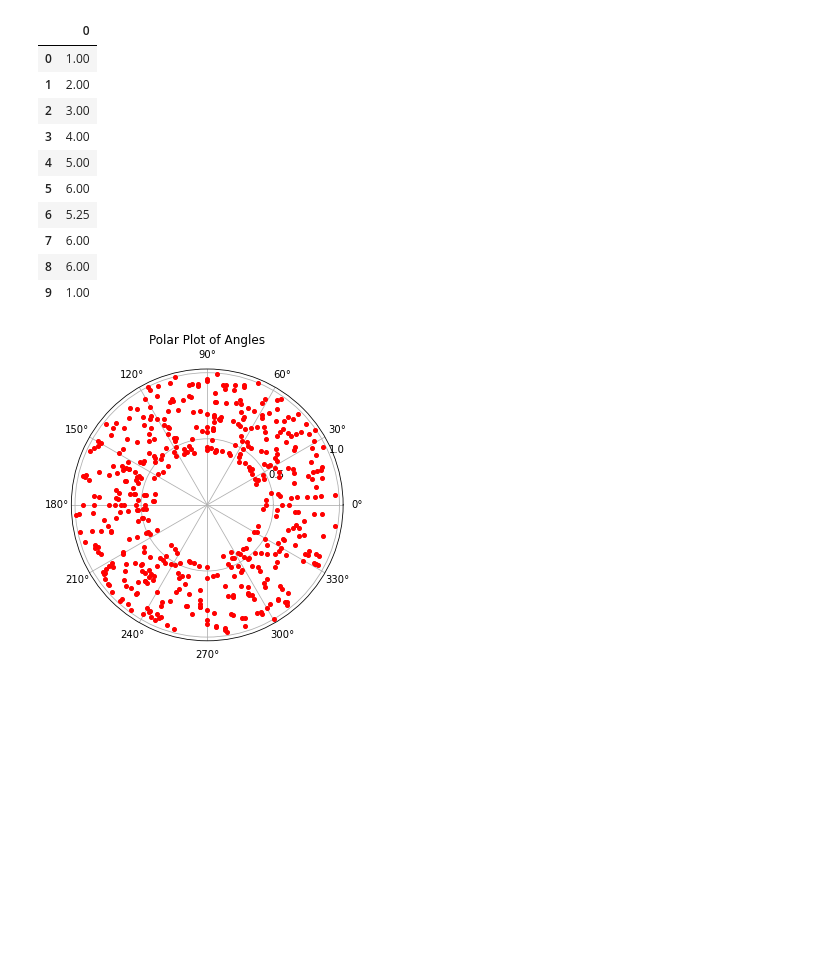
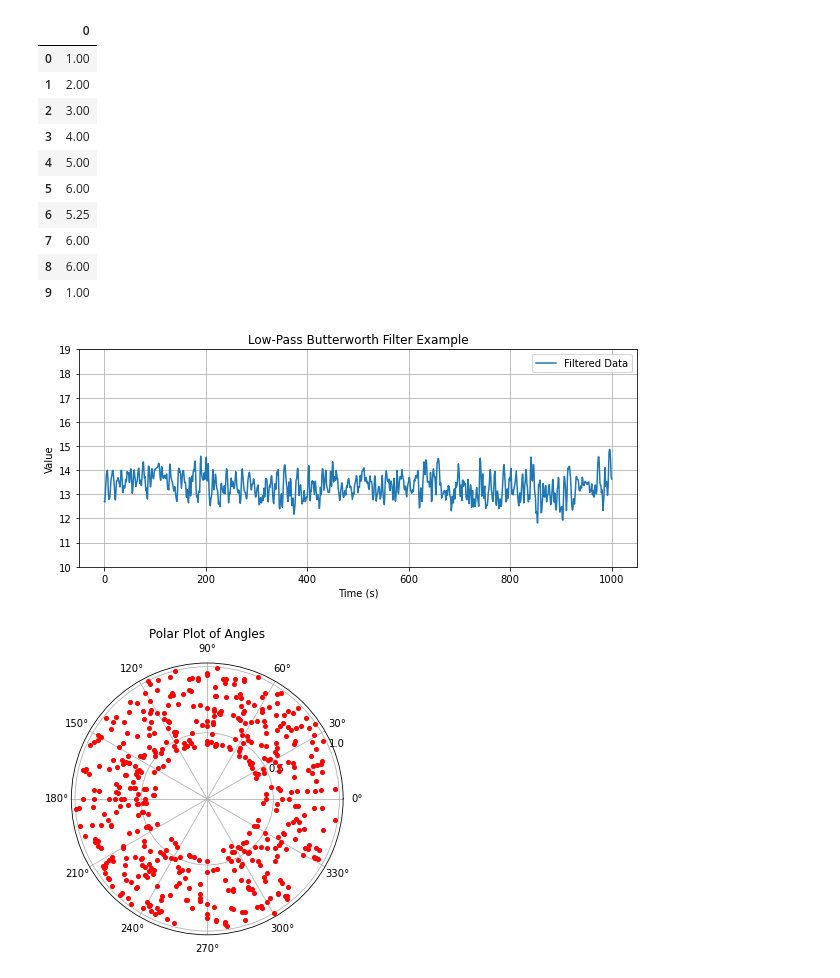
Before and after one commit to Paco-Danes/Thesis, a Jupyter notebook: Code/cleaningAndPlots.ipynb, the cells around one changed output. Saved outputs shown, nothing was run; the diff lists cells and outputs as text; code cells hidden in the pictures; blank space fills up the shorter version.

Commit message:
butterf ilter

```diff
--- a/Code/cleaningAndPlots.ipynb
+++ b/Code/cleaningAndPlots.ipynb
@@ -104,6 +104,49 @@ my_utils.hampel_filtering(a, window_size=7, smoothing_factor=0.5)
 | 7 | 6.00 |
 | 8 | 6.00 |
 | 9 | 1.00 |
+# %%
+import numpy as np
+from scipy.signal import butter, lfilter, lfilter_zi
+import matplotlib.pyplot as plt
+
+# Sample time series data
+# Replace this with your actual data
+data = my_utils.hampel_filtering(data_amp, window_size=51, thresh=3)
+bf_data = my_utils.butterworth_filter_dataframe(data,1,10,100)
+# Define the filter parameters
+order = 2  # Filter order (you can adjust this)
+
+# Define the cutoff frequency as a fraction of the Nyquist frequency (0.5)
+# For example, to set a cutoff frequency of 1 Hz:
+cutoff_frequency = 1 # 1 Hz
+
+# Calculate the Nyquist frequency for a 100 Hz sampling rate
+nyquist_frequency = 50  # Nyquist frequency is half of the sampling rate
+
+# Calculate the actual cutoff frequency in radians per second
+cutoff_frequency_radians_per_second = 2 * np.pi * cutoff_frequency
+
+# Normalize the cutoff frequency by the Nyquist frequency
+normalized_cutoff_frequency = cutoff_frequency_radians_per_second / nyquist_frequency
+
+# Design the Butterworth filter
+#b, a = butter(order, normalized_cutoff_frequency, btype='low')
+#zi = lfilter_zi(b, a)
+# Apply the filter to the data
+#filtered_data = lfilter(b, a, data, zi=zi*data[0])[0]
+# Plot the original and filtered data
+plt.figure(figsize=(10, 4))
+#plt.plot(data.loc[3534:4534,'subc12'].to_numpy(), label='Original Data')
+plt.plot(bf_data.loc[3534:4534,'subc12'].to_numpy(), label='Filtered Data',)
+plt.legend()
+plt.xlabel('Time (s)')
+plt.ylabel('Value')
+plt.title('Low-Pass Butterworth Filter Example')
+plt.ylim(10,19)
+plt.grid(True)
+plt.show()
+# %% [output]
+[figure, added]
 # %%
 def make_alternating(amp,pha):
     ''' this code combine amplitude and phase in an alternating way like:
```
Also changed, not shown: 1 other file.
